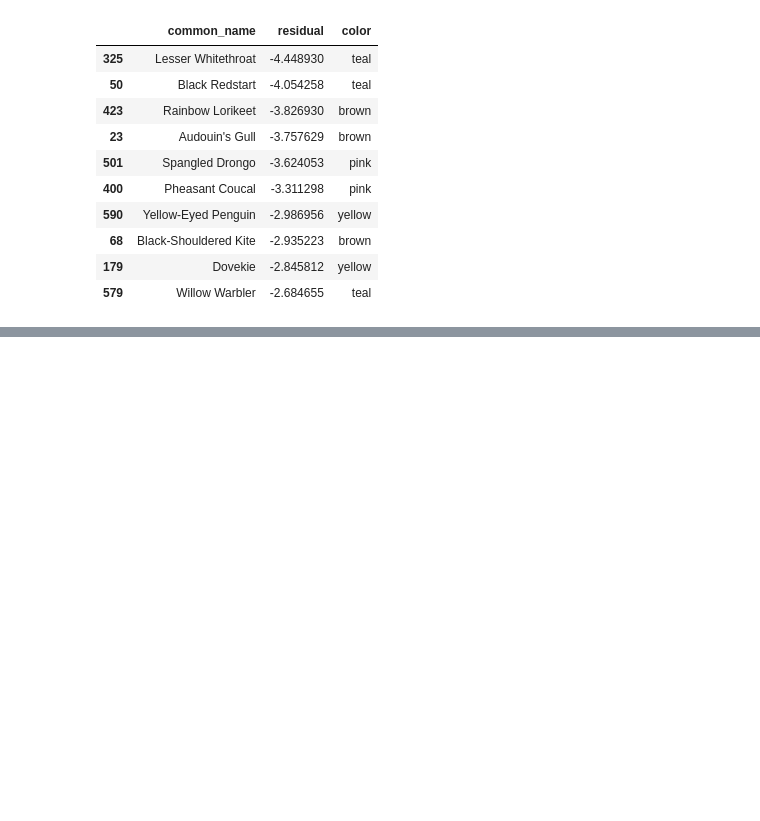
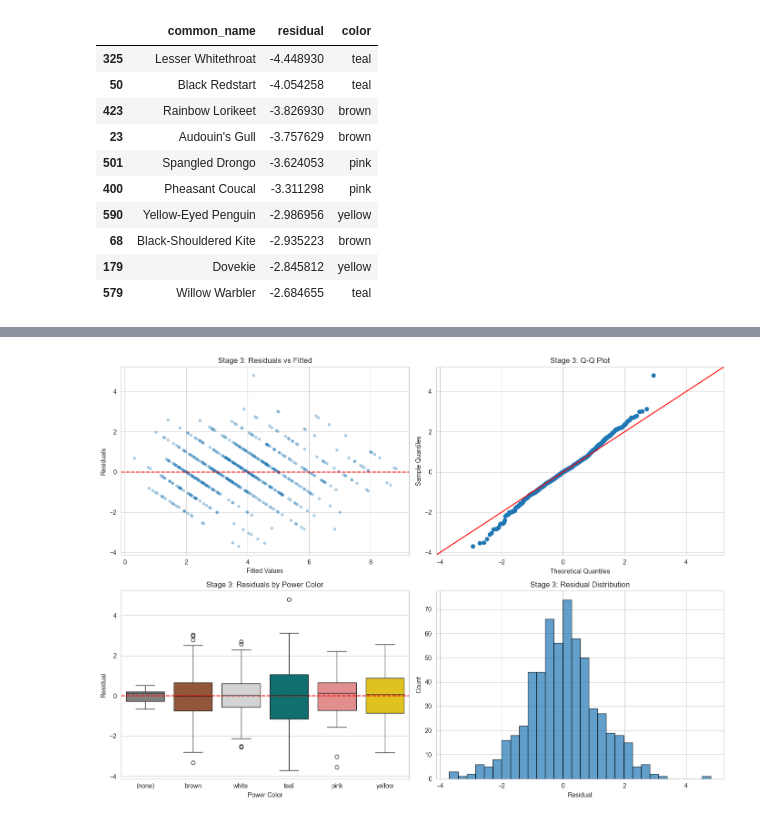
Before and after one commit to bronzebadger/wingspan_cards, a Jupyter notebook: notebooks/power_value_regression.ipynb, the cells around one changed output, grey strips where cells are left out. Cells and saved outputs as stored; diff of their text form; code cells hidden in the pictures; blank space fills up the shorter version.

```diff
--- a/notebooks/power_value_regression.ipynb
+++ b/notebooks/power_value_regression.ipynb
@@ -672,0 +894,77 @@ color_yellow            -3.9389   0.5617  -7.0126   0.0000   -5.0421   -2.8357
+# %%
+# Stage 3 residual diagnostics
+fig, axes = plt.subplots(2, 2, figsize=(14, 10))
+
+# Residuals vs fitted
+axes[0, 0].scatter(
+    model3.fittedvalues,
+    model3.resid,
+    alpha=0.3,
+    s=15,
+)
+axes[0, 0].axhline(0, color="red", linestyle="--")
+axes[0, 0].set_xlabel("Fitted Values")
+axes[0, 0].set_ylabel("Residuals")
+axes[0, 0].set_title("Stage 3: Residuals vs Fitted")
+
+# QQ plot
+sm.qqplot(model3.resid, line="45", ax=axes[0, 1])
+axes[0, 1].set_title("Stage 3: Q-Q Plot")
+
+# Residuals by color
+resid3_df = pd.DataFrame({
+    "residual": model3.resid,
+    "color": feat_df["color"].fillna("(none)"),
+})
+color_order = ["(none)", "brown", "white", "teal", "pink", "yellow"]
+
+sns.boxplot(
+    data=resid3_df,
+    x="color",
+    y="residual",
+    hue="color",
+    order=color_order,
+    ax=axes[1, 0],
+    palette={
+        "(none)": "grey",
+        "brown": "sienna",
+        "white": "lightgrey",
+        "teal": "teal",
+        "pink": "lightcoral",
+        "yellow": "gold",
+    },
+    legend=False,
+)
+axes[1, 0].axhline(0, color="red", linestyle="--")
+axes[1, 0].set_xlabel("Power Color")
+axes[1, 0].set_ylabel("Residual")
+axes[1, 0].set_title("Stage 3: Residuals by Power Color")
+
+# Histogram of residuals
+axes[1, 1].hist(
+    model3.resid,
+    bins=30,
+    edgecolor="black",
+    alpha=0.7,
+)
+axes[1, 1].set_xlabel("Residual")
+axes[1, 1].set_ylabel("Count")
+axes[1, 1].set_title("Stage 3: Residual Distribution")
+
+plt.tight_layout()
+plt.savefig(
+    "../output/stage3_residual_diagnostics.png",
+    dpi=150,
+    bbox_inches="tight",
+)
+plt.show()
+
+print("\nResidual std by color (Stage 2 → Stage 3):")
+resid2_compare_df = pd.DataFrame({
+    "stage2_std": pd.DataFrame({"r": model2.resid, "c": feat_df["color"].fillna("(none)")}).groupby("c")["r"].std(),
+    "stage3_std": resid3_df.groupby("color")["residual"].std(),
+})
+resid2_compare_df["improvement"] = resid2_compare_df["stage2_std"] - resid2_compare_df["stage3_std"]
+print(resid2_compare_df.reindex(color_order).round(3))
+# %% [output]
+[figure, added]
```
Also changed, not shown: parts of 17 cells of this notebook, 1 other file.
